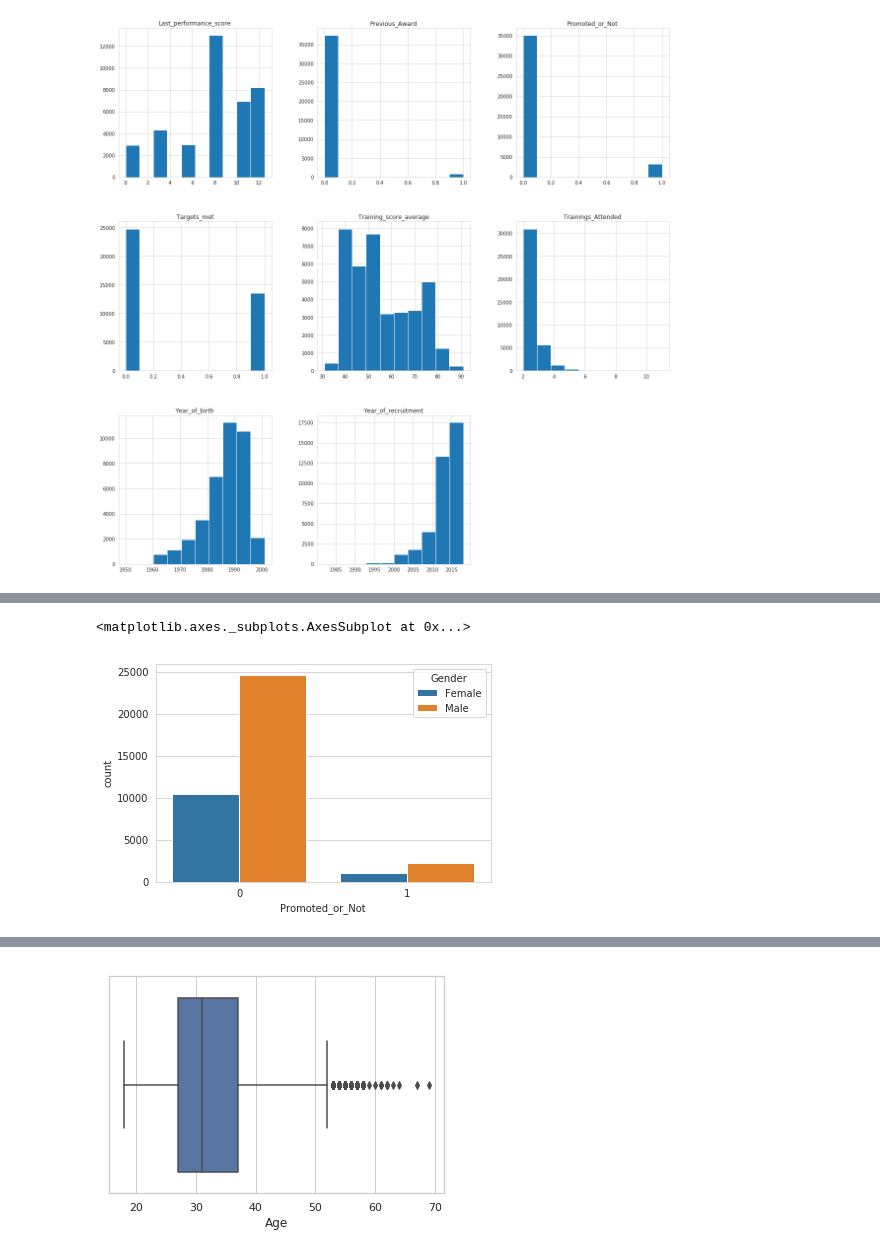
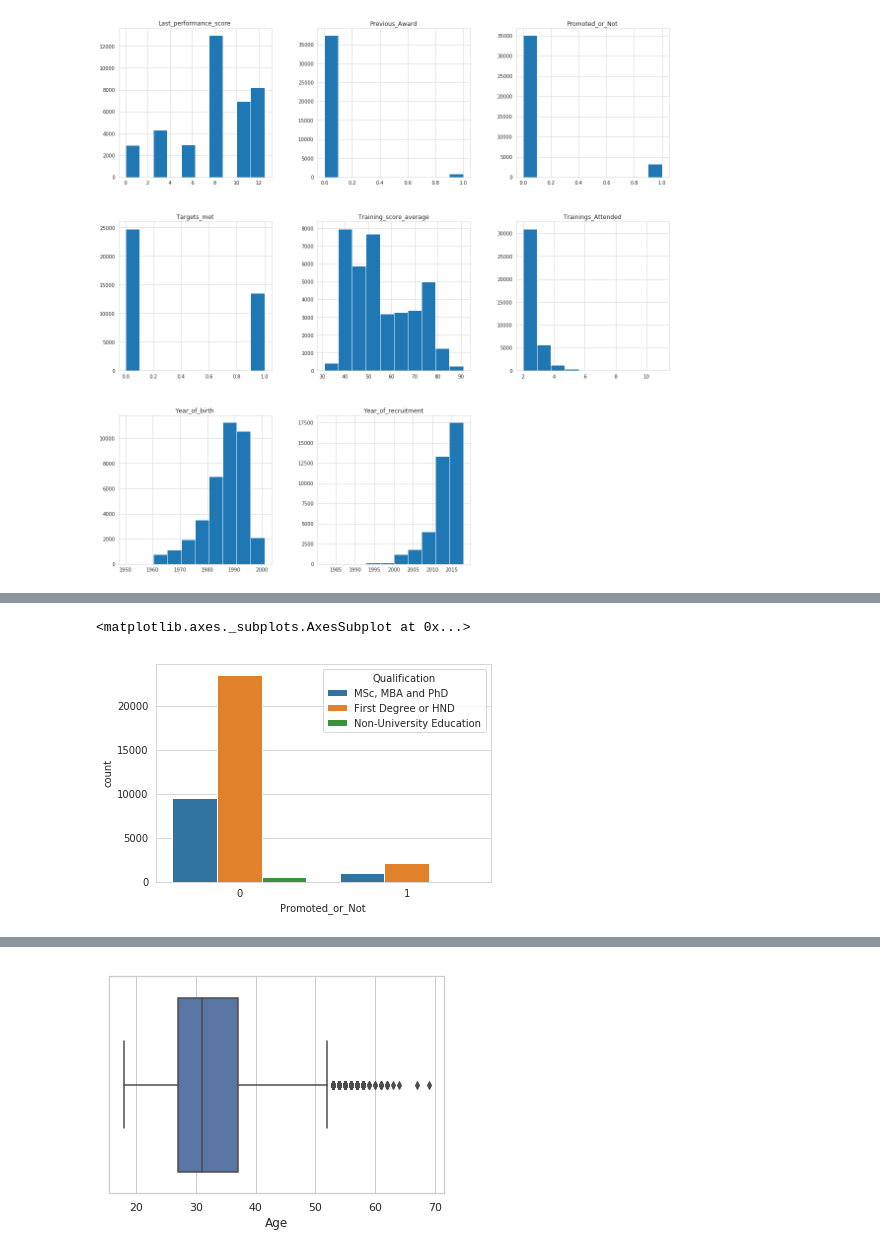
Before and after one commit to Oluemeka/staff-promotion, a Jupyter notebook: intercampusai.ipynb, the cells around one changed output, grey strips where cells are left out. Drawn from its saved outputs; the diff is of its cells as text; code cells hidden in the pictures.

```diff
--- a/intercampusai.ipynb
+++ b/intercampusai.ipynb
@@ -27,6 +27,7 @@ os.getcwd()
 os.chdir('/home/jeremiah/Documents/intercampusai2019')
 # %%
 #read in files
-df = pd.read_csv('train.csv')
+train = pd.read_csv('train.csv')
 test = pd.read_csv('test.csv')
+df = train.append(test, ignore_index=True)
 my_sub = pd.read_csv('sample_submission2.csv')
@@ -229,5 +253,5 @@ Text(0.5, 1.0, 'Correlation_Matrix')
 # %%
-sns.countplot(x='Promoted_or_Not', hue='Gender', data=df)
+sns.countplot(x='Promoted_or_Not', hue='Qualification', data=train)
 # %% [output]
 <matplotlib.axes._subplots.AxesSubplot at 0x...>
-[figure, old version]
+[figure, new version]
```
Also changed, not shown: parts of 52 cells of this notebook.
